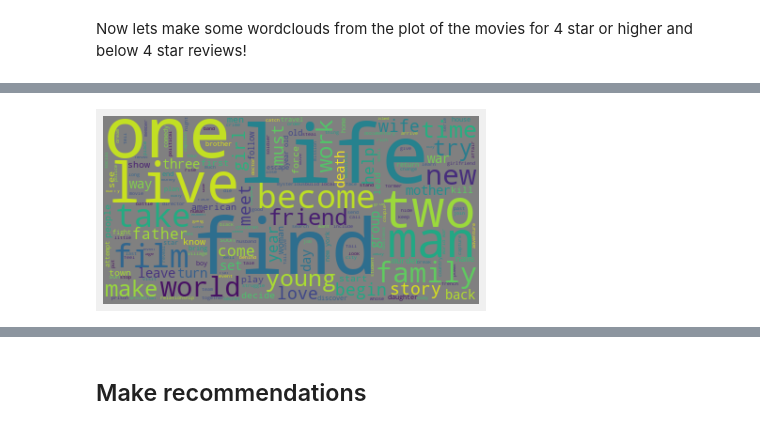
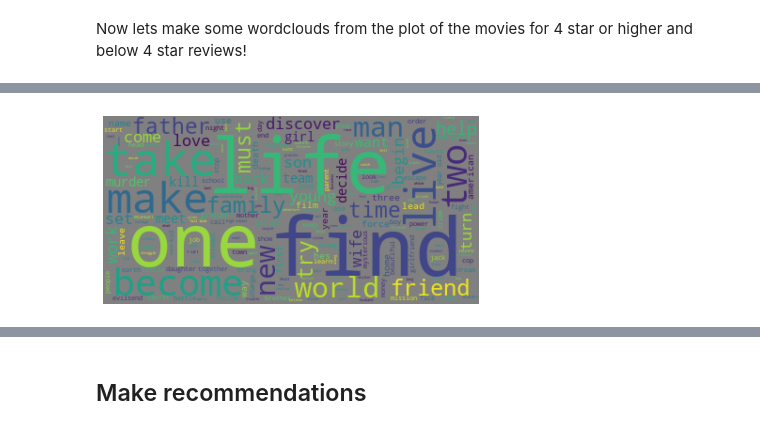
Before and after one commit to CaryMosley/Mod4ProjectRecommendation, a Jupyter notebook: RecSystem.ipynb, the cells around one changed output, grey strips where cells are left out. Cells and saved outputs as stored; diff of their text form; code cells hidden in the pictures.

```diff
--- a/RecSystem.ipynb
+++ b/RecSystem.ipynb
@@ -1017,0 +1021,11 @@ positive = " ".join(plot for plot in positive_df['plot'])
+# %%
+#Splitting the dataframes into top movies with a ranking of 4.5 or higher
+#low rated movies with average rating 2.5 or lower and average movies
+
+low_df = df[df['rating'] <= 2.75]
+top_df = df[df['rating'] >= 4]
+avg_df =df[df['rating']>2.75]
+avg_df =avg_df[avg_df['rating'] < 4]
+low = " ".join(plot for plot in low_df['plot'])
+top = " ".join(plot for plot in top_df['plot'])
+avg = " ".join(plot for plot in avg_df['plot'])
@@ -1029,4 +1049,5 @@ generate_wordcloud(negative)
-# %%
-generate_wordcloud(positive)
-# %% [output]
-[figure, removed]
+# %%
+#Low rated wordcloud
+generate_wordcloud(low)
+# %% [output]
+[figure, added]
```
Also changed, not shown: parts of 26 cells of this notebook.
